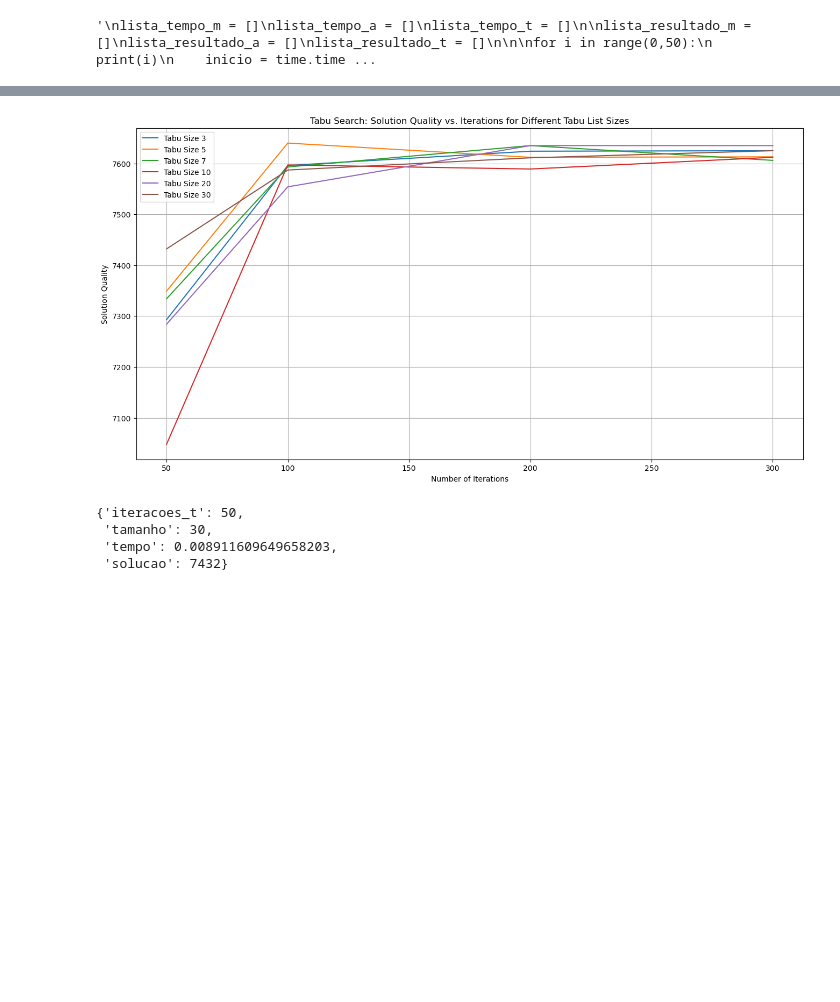
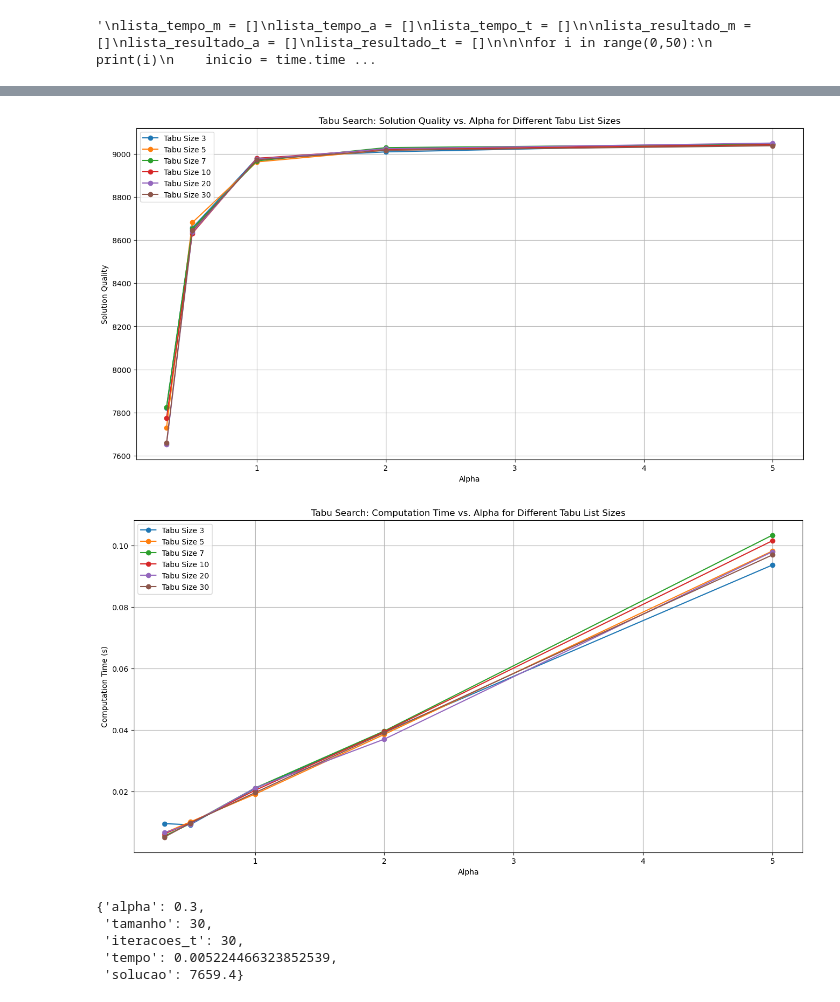
Before and after one commit to RICADINHO/TrabalhoOC, a Jupyter notebook: trabalho.ipynb, the cells around one changed output, grey strips where cells are left out. Cells and saved outputs as stored; diff of their text form; code cells hidden in the pictures; blank space fills up the shorter version.

Commit message:
graphs

```diff
--- a/trabalho.ipynb
+++ b/trabalho.ipynb
@@ -488,48 +573,81 @@ plt.show()
 # %%
+import numpy as np
+import matplotlib.pyplot as plt
+import time
+
 # Tabu Search Experiment
-iteracoes_ts = [50, 100, 200, 300]  # Different numbers of iterations to test
+num_items = 100
+alphas = [0.3, 0.5, 1, 2, 5]  # Alpha values to test
 tamanhos_tabu = [3, 5, 7, 10, 20, 30]  # Different tabu list sizes to test
 results_tabu = []  # To store results for tabu search
 
-# Tabu Search experiment
-for iteracoes_t in iteracoes_ts:
+# Tabu Search Experiment (10 tests per point)
+for alpha in alphas:
+    iteracoes_t = int(alpha * num_items)  # Number of iterations depends on alpha
     for tamanho in tamanhos_tabu:
-        inicio = time.time()
-        solucao_t, valor = tabu(num_items, iteracoes_t, tamanho, num_vizinhos=10)
-        fim = time.time()
-        tempo_t = fim - inicio
+        tempos = []  # To store computation times for the 10 tests
+        solucoes = []  # To store solutions for the 10 tests
+
+        # Perform 10 tests and compute averages for both time and solution quality
+        for _ in range(10):
+            inicio = time.time()
+            solucao_t, valor = tabu(num_items, iteracoes_t, tamanho, num_vizinhos=10)
+            fim = time.time()
+            tempo_t = fim - inicio
+            tempos.append(tempo_t)
+            solucoes.append(valor)
+
+        # Store the averages of the times and solutions
         results_tabu.append({
+            "alpha": alpha,
+            "tamanho": tamanho,
             "iteracoes_t": iteracoes_t,
-            "tamanho": tamanho,
-            "tempo": tempo_t,
-            "solucao": valor
+            "tempo": np.mean(tempos),
+            "solucao": np.mean(solucoes)
         })
 
 # Extract data for plotting
-tabu_iterations = sorted(set(r["iteracoes_t"] for r in results_tabu))
+alphas_sorted = sorted(set(r["alpha"] for r in results_tabu))
 tabu_sizes = sorted(set(r["tamanho"] for r in results_tabu))
 
-# Preparing plots
+# Plot Solution Quality vs. Alpha for Different Tabu List Sizes
 plt.figure(figsize=(16, 8))
 for tamanho in tabu_sizes:
     subset = [r for r in results_tabu if r["tamanho"] == tamanho]
-    times = [r["tempo"] for r in subset]
+    alphas_plot = [r["alpha"] for r in subset]
     solutions = [r["solucao"] for r in subset]
-    plt.plot([r["iteracoes_t"] for r in subset], solutions, label=f"Tabu Size {tamanho}")
+    plt.plot(alphas_plot, solutions, marker="o", label=f"Tabu Size {tamanho}")
 
-plt.title("Tabu Search: Solution Quality vs. Iterations for Different Tabu List Sizes")
-plt.xlabel("Number of Iterations")
+plt.title("Tabu Search: Solution Quality vs. Alpha for Different Tabu List Sizes")
+plt.xlabel("Alpha")
 plt.ylabel("Solution Quality")
 plt.legend()
 plt.grid(True)
 plt.show()
 
-# Best configurations
+# Plot Computation Time vs. Alpha for Different Tabu List Sizes
+plt.figure(figsize=(16, 8))
+for tamanho in tabu_sizes:
+    subset = [r for r in results_tabu if r["tamanho"] == tamanho]
+    alphas_plot = [r["alpha"] for r in subset]
+    times = [r["tempo"] for r in subset]
+    plt.plot(alphas_plot, times, marker="o", label=f"Tabu Size {tamanho}")
+
+plt.title("Tabu Search: Computation Time vs. Alpha for Different Tabu List Sizes")
+plt.xlabel("Alpha")
+plt.ylabel("Computation Time (s)")
+plt.legend()
+plt.grid(True)
+plt.show()
+
+# Best configuration based on solution/compute time ratio
 best_config_tabu = max(results_tabu, key=lambda r: r["solucao"] / r["tempo"])
 best_config_tabu
 # %% [output]
-[figure, old version]
+[figure, new version]
+[figure, added]
-{'iteracoes_t': 50,
+{'alpha': 0.3,
  'tamanho': 30,
- 'tempo': 0.008911609649658203,
- 'solucao': 7432}
+ 'iteracoes_t': 30,
+ 'tempo': 0.005224466323852539,
+ 'solucao': 7659.4}
```
Also changed, not shown: parts of 7 cells of this notebook.
